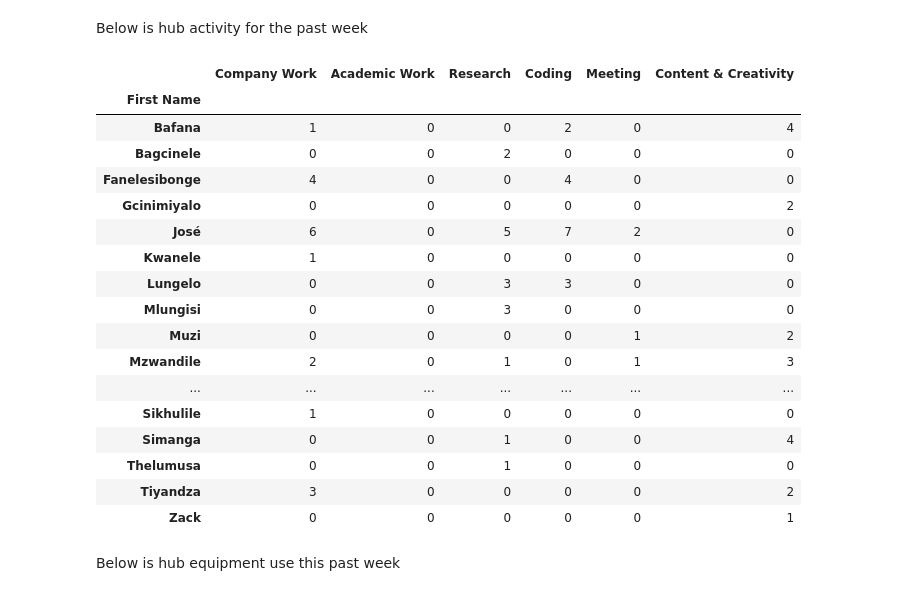
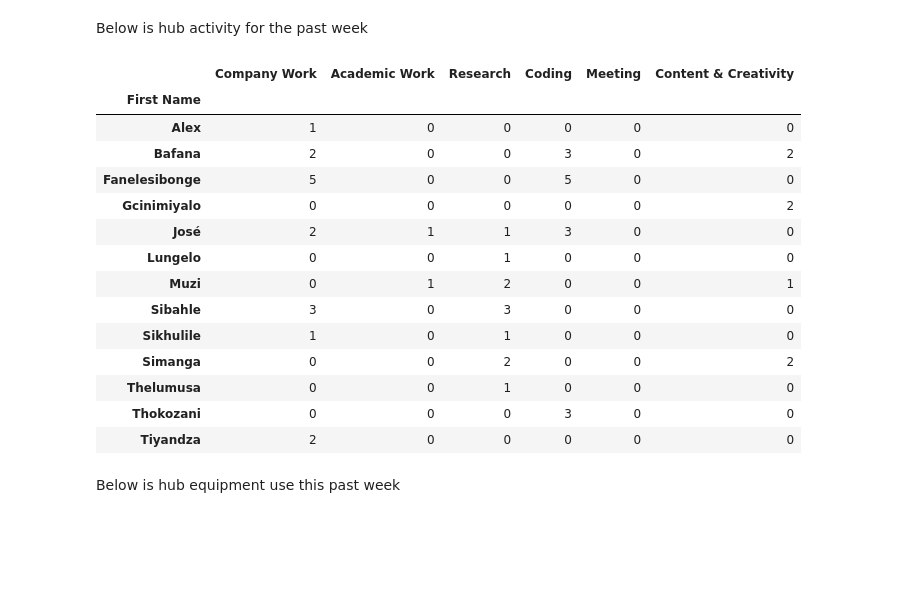
Before and after one commit to Lungelo-cloud/Hub-Analytics, a Jupyter notebook: Hub_Analytica.ipynb, the cells around one changed output. Saved outputs shown, nothing was run; the diff lists cells and outputs as text; code cells hidden in the pictures; blank space fills up the shorter version.

```diff
--- a/Hub_Analytica.ipynb
+++ b/Hub_Analytica.ipynb
@@ -94,0 +335,3 @@ df1 = df.loc['2021-08-23 00:00:00':'2021-08-29 23:00:00']
+# %%
+df11 = df.loc['2021-09-06 00:00:00':'2021-09-12 23:59:59']
+df11.head()
@@ -94,0 +348,6 @@ df1 = df.loc['2021-08-23 00:00:00':'2021-08-29 23:00:00']
+# %%
+#df['Timestamp'] = pd.to_datetime(df['Timestamp'])
+#df['Sign-in Time'] = pd.to_datetime(df['Sign-in Time'])
+#df['What time do you expect to be out of The Hub?'] = pd.to_datetime(df['What time do you expect to be out of The Hub?'])
+df11['How many hours will you be putting in?'] = pd.to_numeric(df11['How many hours will you be putting in?'])
+df11.dtypes
@@ -95,5 +371,5 @@ df1 = df.loc['2021-08-23 00:00:00':'2021-08-29 23:00:00']
 # %%
-cato=df1['What are you working on today?'].str.split(',')
+cato=df11['What are you working on today?'].str.split(',')
 cat_set=[]
 for i in cato.dropna():
     cat_set.extend(i)
@@ -146,5 +424,5 @@ df7.columns = ['Number of hub visits']
 # %%
-df8 = df1['What equipment will you use?']
+df8 = df11['What equipment will you use?']
 df8 = df8.apply(splitting_columns)
 df8[0] = df8[0].str.strip()
 df8[1] = df8[1].str.strip()
@@ -152,8 +430,8 @@ df8[2] = df8[2].str.strip()
 df8[3] = df8[3].str.strip()
 df9 = df8[0].append(df8[1], ignore_index=True)
 df10 = df9.append(df8[2], ignore_index=True)
-df11 = df10.append(df8[3], ignore_index=True)
-equipment_used = df11.value_counts(dropna=True).to_frame()
+df400 = df10.append(df8[3], ignore_index=True)
+equipment_used = df400.value_counts(dropna=True).to_frame()
 equipment_used.columns = ['count']
 equipment_used
 # %% [output]
@@ -272,10 +546,10 @@ d15 = d15.set_index(['What company do you work for?']).sort_values(['How many ho
 # %% [markdown]
 Below is hub activity for the past week
 # %%
-df2 = df1['What are you working on today?']
+df2 = df11['What are you working on today?']
 splitting_columns = lambda x: pd.Series([i for i in reversed(x.split(','))])
 df2 = df2.apply(splitting_columns)
-df2['First Name'] = df1['First Name']
+df2['First Name'] = df11['First Name']
 cols = df2.columns.tolist()
 cols = cols[-1:] + cols[:-1]
 df2 = df2[cols]
@@ -285,54 +559,51 @@ df2[2] = df2[2].str.strip()
 df3 = df2[0].append(df2[1], ignore_index=False)
 df4 = df3.append(df2[2], ignore_index=False)
 df4 = df4.to_frame()
-df4['First Name'] = df1['First Name']
+df4['First Name'] = df11['First Name']
 df4 = df4.dropna()
 #df4 = df4.groupby(['First Name'], as_index=False)
 #df5 = df4.value_counts(dropna=True).to_frame()
 #df5.columns = ['count']
 d20 = df4.groupby(['First Name'])[0].apply(lambda x: x[x.str.contains('Company Work')].count())
 d20 = d20.to_frame()
 d20.columns = ['Company Work']
 d21 = df4.groupby(['First Name'])[0].apply(lambda x: x[x.str.contains('Academic Work')].count())
 d21 = d21.to_frame()
 d21.columns = ['Academic Work']
 d22 = df4.groupby(['First Name'])[0].apply(lambda x: x[x.str.contains('Research')].count())
 d22 = d22.to_frame()
 d22.columns = ['Research']
 d23 = df4.groupby(['First Name'])[0].apply(lambda x: x[x.str.contains('Coding')].count())
 d23 = d23.to_frame()
 d23.columns = ['Coding']
 d24 = df4.groupby(['First Name'])[0].apply(lambda x: x[x.str.contains('Meeting')].count())
 d24 = d24.to_frame()
 d24.columns = ['Meeting']
 d25 = df4.groupby(['First Name'])[0].apply(lambda x: x[x.str.contains('Content & Creativity')].count())
 d25 = d25.to_frame()
 d25.columns = ['Content & Creativity']
 d30 = d20.merge(d21, right_index=True, left_index=True)
 d31 = d30.merge(d22, right_index=True, left_index=True)
 d32 = d31.merge(d23, right_index=True, left_index=True)
 d33 = d32.merge(d24, right_index=True, left_index=True)
 d34 = d33.merge(d25, right_index=True, left_index=True)
 d34
 # %% [output]
 |  | Company Work | Academic Work | Research | Coding | Meeting | Content & Creativity |
 | First Name |  |  |  |  |  |  |
-| Bafana | 1 | 0 | 0 | 2 | 0 | 4 |
-| Bagcinele | 0 | 0 | 2 | 0 | 0 | 0 |
-| Fanelesibonge | 4 | 0 | 0 | 4 | 0 | 0 |
+| Alex | 1 | 0 | 0 | 0 | 0 | 0 |
+| Bafana | 2 | 0 | 0 | 3 | 0 | 2 |
+| Fanelesibonge | 5 | 0 | 0 | 5 | 0 | 0 |
 | Gcinimiyalo | 0 | 0 | 0 | 0 | 0 | 2 |
-| José | 6 | 0 | 5 | 7 | 2 | 0 |
-| Kwanele | 1 | 0 | 0 | 0 | 0 | 0 |
-| Lungelo | 0 | 0 | 3 | 3 | 0 | 0 |
-| Mlungisi | 0 | 0 | 3 | 0 | 0 | 0 |
-| Muzi | 0 | 0 | 0 | 0 | 1 | 2 |
-| Mzwandile | 2 | 0 | 1 | 0 | 1 | 3 |
-| ... | ... | ... | ... | ... | ... | ... |
-| Sikhulile | 1 | 0 | 0 | 0 | 0 | 0 |
-| Simanga | 0 | 0 | 1 | 0 | 0 | 4 |
+| José | 2 | 1 | 1 | 3 | 0 | 0 |
+| Lungelo | 0 | 0 | 1 | 0 | 0 | 0 |
+| Muzi | 0 | 1 | 2 | 0 | 0 | 1 |
+| Sibahle | 3 | 0 | 3 | 0 | 0 | 0 |
+| Sikhulile | 1 | 0 | 1 | 0 | 0 | 0 |
+| Simanga | 0 | 0 | 2 | 0 | 0 | 2 |
 | Thelumusa | 0 | 0 | 1 | 0 | 0 | 0 |
-| Tiyandza | 3 | 0 | 0 | 0 | 0 | 2 |
-| Zack | 0 | 0 | 0 | 0 | 0 | 1 |
+| Thokozani | 0 | 0 | 0 | 3 | 0 | 0 |
+| Tiyandza | 2 | 0 | 0 | 0 | 0 | 0 |
 # %% [markdown]
 Below is hub equipment use this past week
 # %%
```
Also changed, not shown: parts of 82 cells of this notebook.
